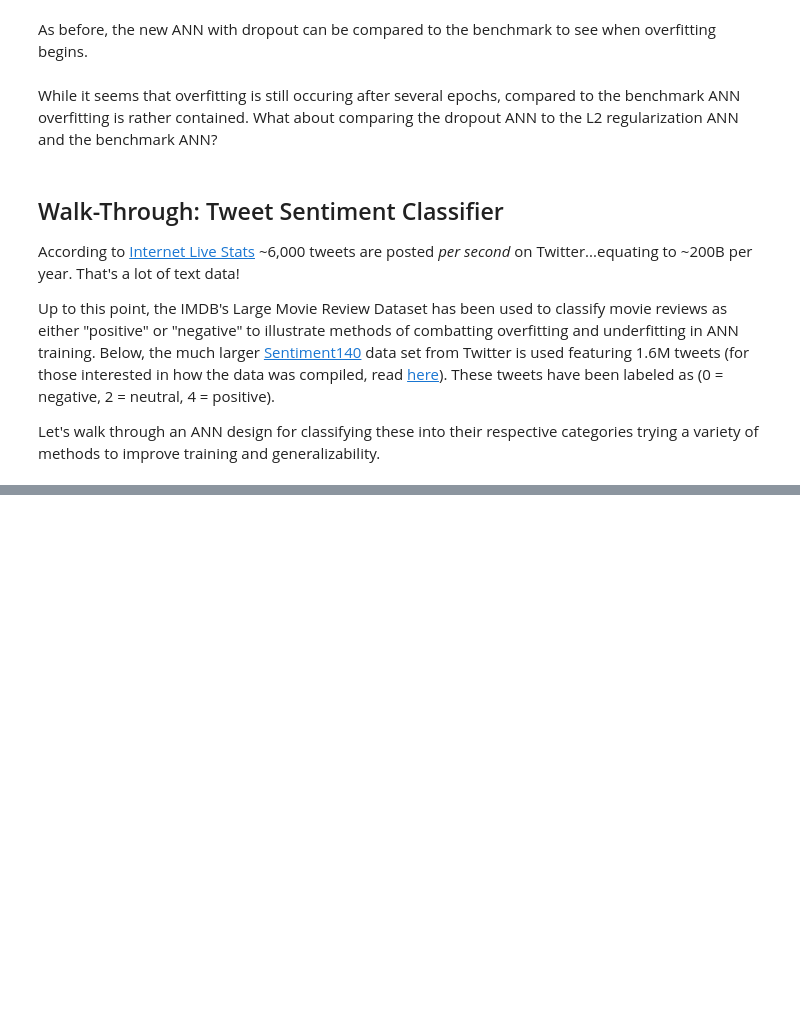
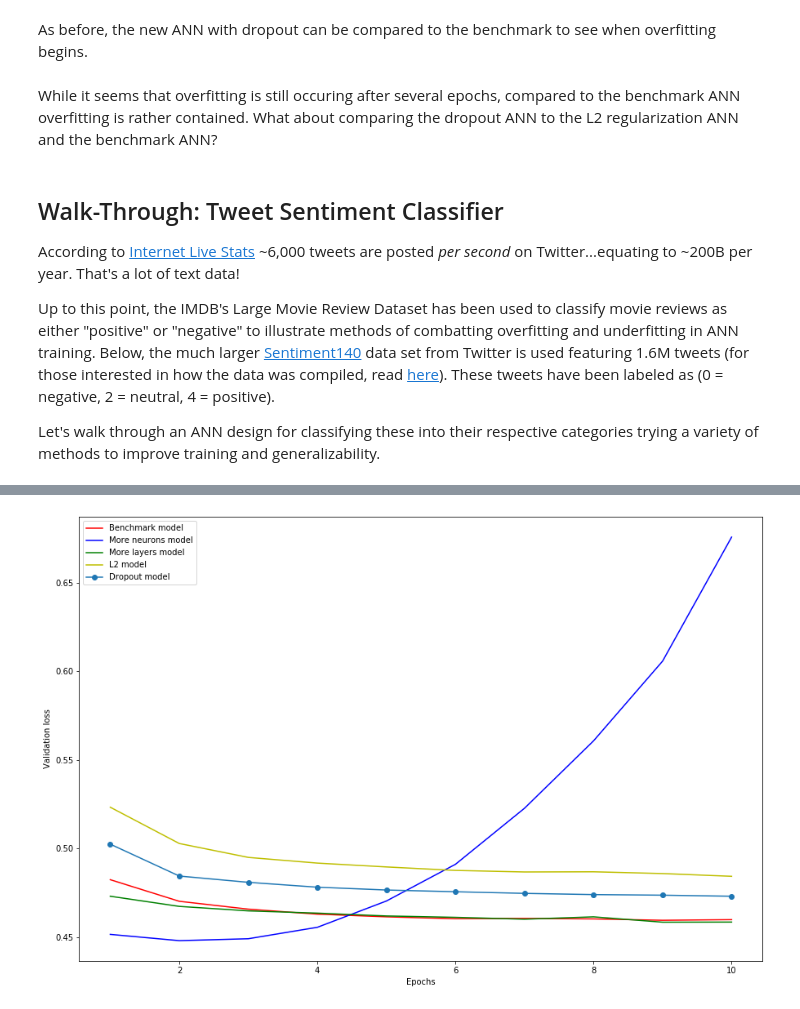
Before and after one commit to jsukup/deep-learning-with-python-notebooks, a Jupyter notebook: DL Fundamentals Labs/Overfitting and Underfitting in ANNs.ipynb, the cells around one changed output, grey strips where cells are left out. Cells and saved outputs as stored; diff of their text form; code cells hidden in the pictures; blank space fills up the shorter version.

```diff
--- a/DL Fundamentals Labs/Overfitting and Underfitting in ANNs.ipynb
+++ b/DL Fundamentals Labs/Overfitting and Underfitting in ANNs.ipynb
@@ -428,7 +427,7 @@ more_neurons.compile(loss='categorical_crossentropy',
 
 more_neurons_hist = more_neurons.fit(x_train,
                                      y_train,
-                                     epochs=20,
+                                     epochs=10,
                                      validation_split=0.2,
                                      batch_size=1500,
                                      verbose=1)
@@ -455,7 +464,7 @@ more_layers.compile(loss='categorical_crossentropy',
 
 more_layers_hist = more_layers.fit(x_train,
                                    y_train,
-                                   epochs=20,
+                                   epochs=10,
                                    validation_split=0.2,
                                    batch_size=1500,
                                    verbose=1)
@@ -472,7 +499,7 @@ l2_reg.compile(loss='categorical_crossentropy',
 
 l2_reg_hist = l2_reg.fit(x_train,
                          y_train,
-                         epochs=20,
+                         epochs=10,
                          validation_split=0.2,
                          batch_size=1500,
                          verbose=1)
@@ -480,9 +525,9 @@ l2_reg_hist = l2_reg.fit(x_train,
 # Design and train ANN with Dropout
 dropout = Sequential()
 dropout.add(Dense(16, activation='relu', input_shape=(1000,)))
-dropout.add(layers.Dropout(0.5))
+dropout.add(Dropout(0.5))
 dropout.add(Dense(16, activation='relu'))
-dropout.add(layers.Dropout(0.5))
+dropout.add(Dropout(0.5))
 dropout.add(Dense(5, activation='softmax'))
 
 dropout.compile(loss='categorical_crossentropy',
@@ -491,7 +536,7 @@ dropout.compile(loss='categorical_crossentropy',
 
 dropout_hist = dropout.fit(x_train,
                            y_train,
-                           epochs=20,
+                           epochs=10,
                            validation_split=0.2,
                            batch_size=1500,
                            verbose=1)
@@ -498,20 +561,22 @@ dropout_hist = dropout.fit(x_train,
 # %%
 # Extract training set loss from all ANNs
 twitter_val_loss = twitter_hist.history['val_loss']
-more_neurons_val_loss = more_neurons.history['val_loss']
-more_layers_val_loss = more_layers.history['val_loss']
-l2_reg_val_loss = l2_reg.history['val_loss']
-dropout_val_loss = dropout.history['val_loss']
+more_neurons_val_loss = more_neurons_hist.history['val_loss']
+more_layers_val_loss = more_layers_hist.history['val_loss']
+l2_reg_val_loss = l2_reg_hist.history['val_loss']
+dropout_val_loss = dropout_hist.history['val_loss']
 
 # Plot the validation loss for each ANN
 plt.figure(figsize=(15,10))
-plt.plot(range(1,21), twitter_val_loss, 'r-', label='Benchmark model')
-plt.plot(range(1,21), more_neurons_val_loss, 'b-', label='More neurons model')
-plt.plot(range(1,21), more_layers_val_loss, 'g-', label='More layers model')
-plt.plot(range(1,21), l2_reg_val_loss, 'y-', label='L2 model')
-plt.plot(range(1,21), dropout_val_loss, 'o-', label='Dropout model')
+plt.plot(range(1,11), twitter_val_loss, 'r-', label='Benchmark model')
+plt.plot(range(1,11), more_neurons_val_loss, 'b-', label='More neurons model')
+plt.plot(range(1,11), more_layers_val_loss, 'g-', label='More layers model')
+plt.plot(range(1,11), l2_reg_val_loss, 'y-', label='L2 model')
+plt.plot(range(1,11), dropout_val_loss, 'o-', label='Dropout model')
 plt.xlabel('Epochs')
 plt.ylabel('Validation loss')
 plt.legend()
 
 plt.show()
+# %% [output]
+[figure, added]
```
Also changed, not shown: parts of 7 cells of this notebook.
